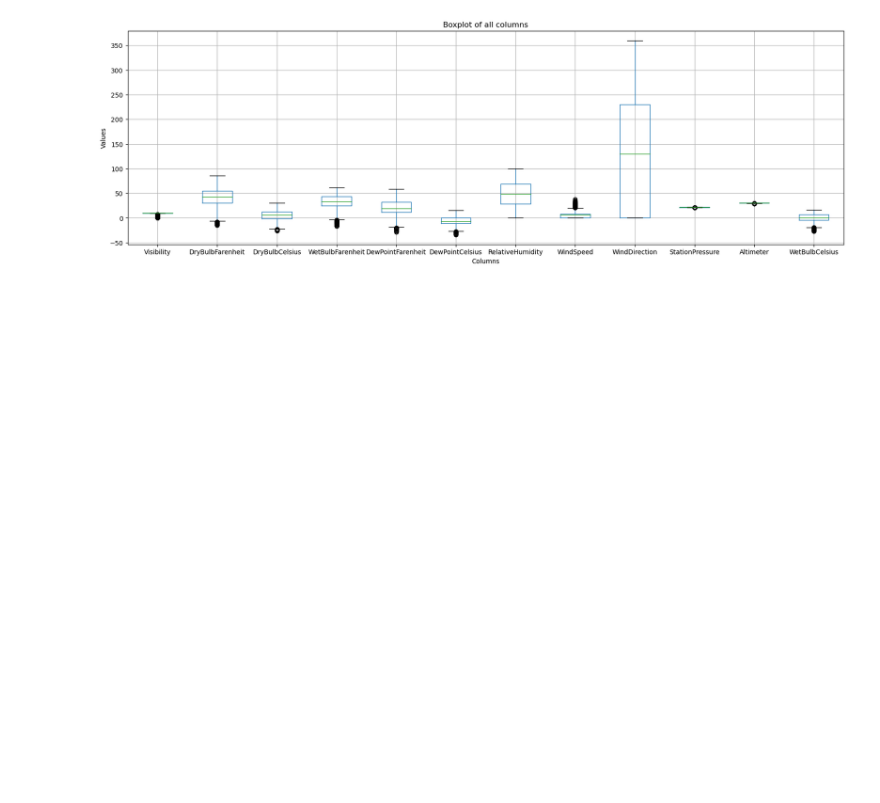
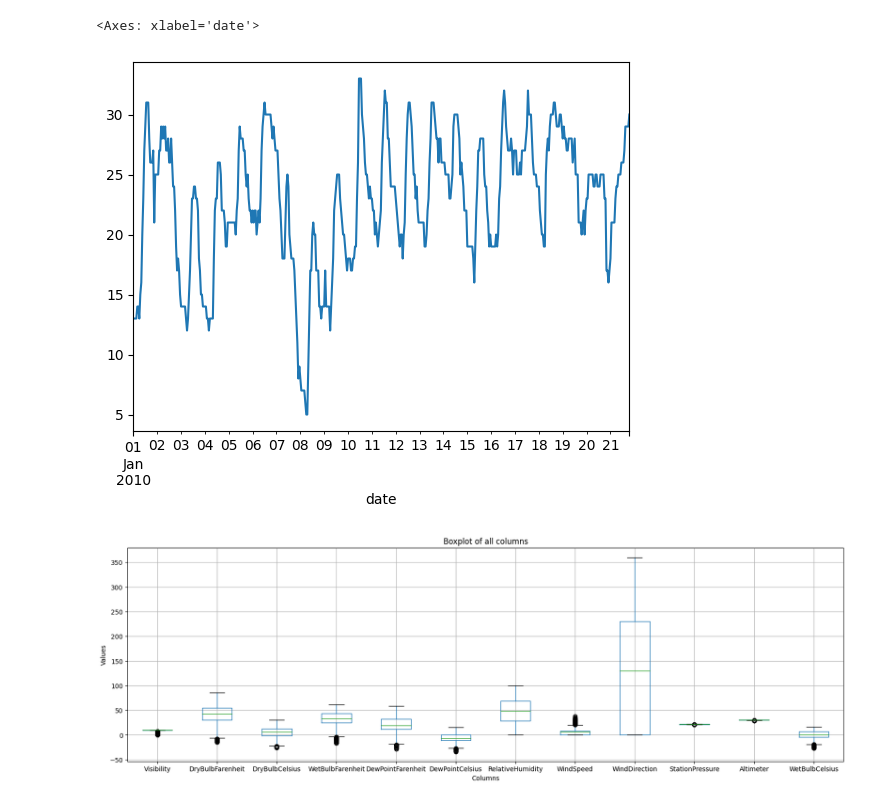
Before and after one commit to Farzad-R/NextX, a Jupyter notebook: xplr_notebooks/explore_weather.ipynb, the cells around one changed output. Drawn from its saved outputs; the diff is of its cells as text; code cells hidden in the pictures; blank space fills up the shorter version.

```diff
--- a/xplr_notebooks/explore_weather.ipynb
+++ b/xplr_notebooks/explore_weather.ipynb
@@ -12,3 +17,8 @@ df = df.set_index("date")
+# %%
+df["WetBulbFarenheit"][:500].plot()
+# %% [output]
+<Axes: xlabel='date'>
+[figure, added]
 # %%
 # create a boxplot for each column
 fig, ax = plt.subplots(figsize=(20, 6))
```
Also changed, not shown: parts of 1 cell of this notebook, 23 other files.
